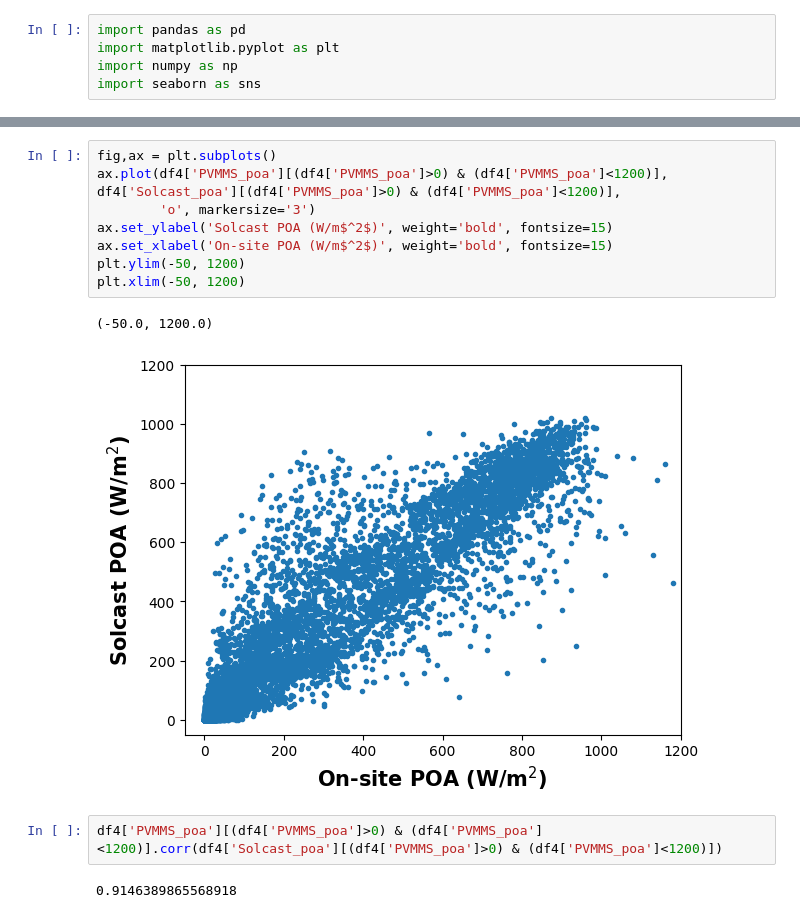
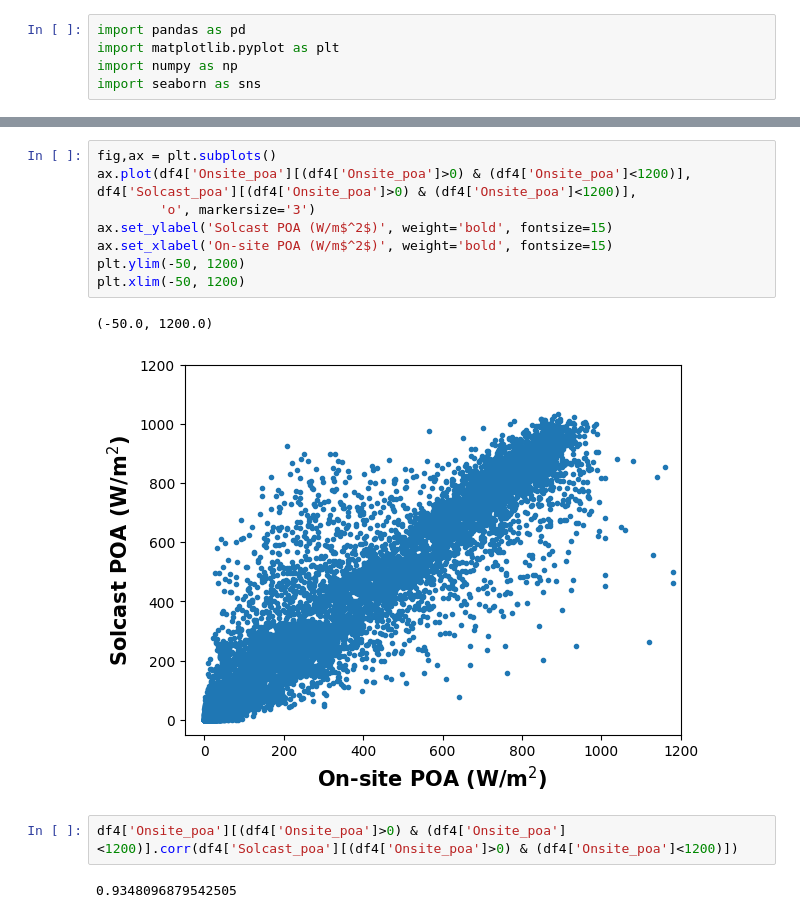
Before and after one commit to ene23033/repository, a Jupyter notebook: POA_NASA_Sol_PVMMS_hourly.ipynb, the cells around one changed output, grey strips where cells are left out. Saved outputs shown, nothing was run; the diff lists cells and outputs as text.

```diff
--- a/POA_NASA_Sol_PVMMS_hourly.ipynb
+++ b/POA_NASA_Sol_PVMMS_hourly.ipynb
@@ -115,18 +126,18 @@ ax.set_ylim(-50, 1200)
 # %%
 fig,ax = plt.subplots()
-ax.plot(df4['PVMMS_poa'][(df4['PVMMS_poa']>0) & (df4['PVMMS_poa']<1200)], df4['Solcast_poa'][(df4['PVMMS_poa']>0) & (df4['PVMMS_poa']<1200)],
+ax.plot(df4['Onsite_poa'][(df4['Onsite_poa']>0) & (df4['Onsite_poa']<1200)], df4['Solcast_poa'][(df4['Onsite_poa']>0) & (df4['Onsite_poa']<1200)],
         'o', markersize='3')
 ax.set_ylabel('Solcast POA (W/m$^2$)', weight='bold', fontsize=15)
 ax.set_xlabel('On-site POA (W/m$^2$)', weight='bold', fontsize=15)
 plt.ylim(-50, 1200)
 plt.xlim(-50, 1200)
 # %% [output]
 (-50.0, 1200.0)
-[figure, old version]
+[figure, new version]
 # %%
-df4['PVMMS_poa'][(df4['PVMMS_poa']>0) & (df4['PVMMS_poa']<1200)].corr(df4['Solcast_poa'][(df4['PVMMS_poa']>0) & (df4['PVMMS_poa']<1200)])
+df4['Onsite_poa'][(df4['Onsite_poa']>0) & (df4['Onsite_poa']<1200)].corr(df4['Solcast_poa'][(df4['Onsite_poa']>0) & (df4['Onsite_poa']<1200)])
 # %% [output]
-0.9146389865568918
+0.9348096879542505
 # %%
 df4['m'] = pd.to_datetime(df4['timestamp'], format='%d-%m-%Y %H:%M').dt.month
 df4['y'] = pd.to_datetime(df4['timestamp'], format='%d-%m-%Y %H:%M').dt.year
```
Also changed, not shown: parts of 13 cells of this notebook.
